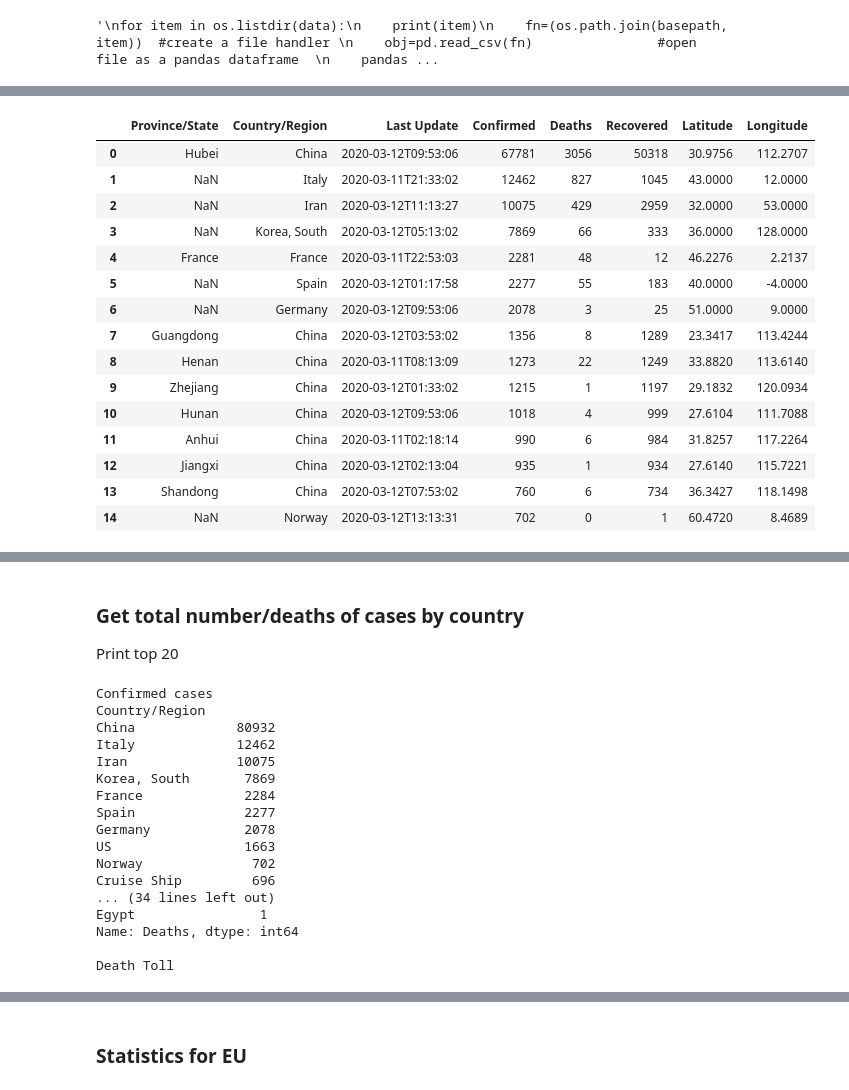
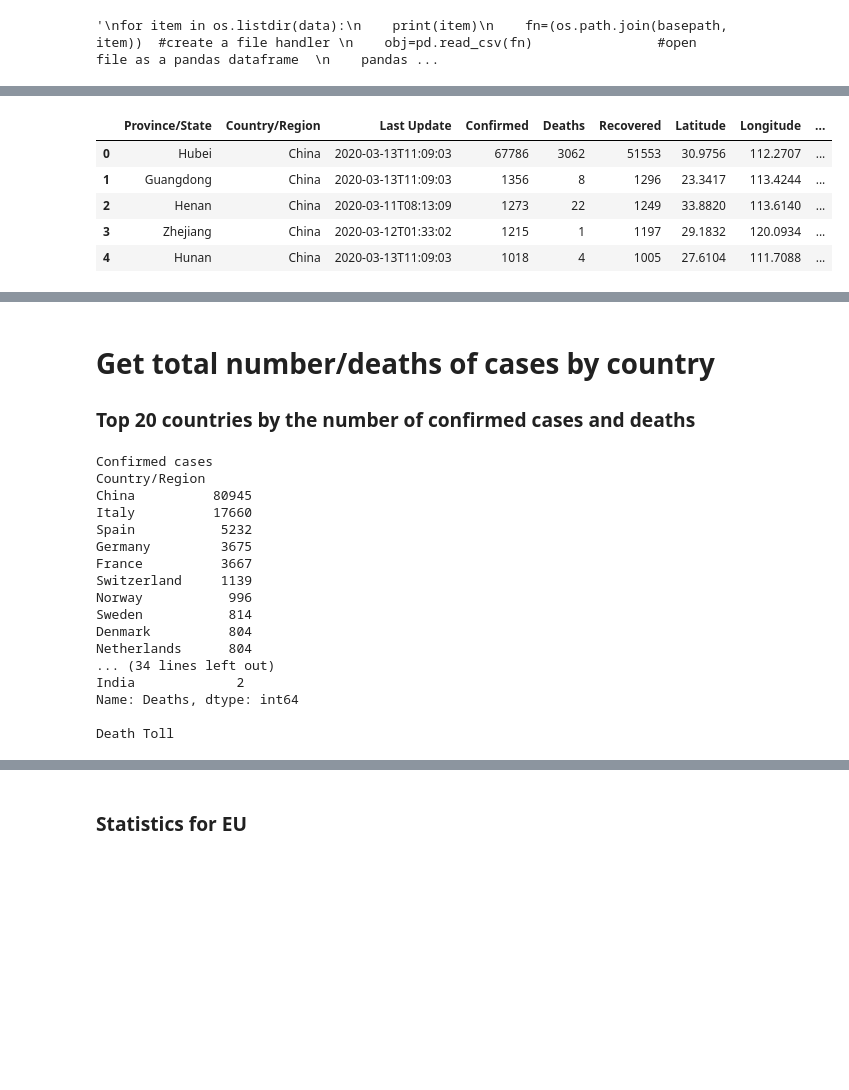
Before and after one commit to mpruna/COVID-19_Interactive, a Jupyter notebook: covid-19.ipynb, the cells around one changed output, grey strips where cells are left out. Drawn from its saved outputs; the diff is of its cells as text; code cells hidden in the pictures; blank space fills up the shorter version.

```diff
--- a/covid-19.ipynb
+++ b/covid-19.ipynb
@@ -65,0 +31,3 @@ df.head(30)
+# %%
+cc_map=pd.read_csv("/home/Github/COVID-19_Interactive/COVID-19/all_countries.csv")
+cc_map.head()
@@ -66,24 +41,15 @@ df.head(30)
 # %%
-today_df=pd.read_csv(fpath2+"/03-12-2020.csv")
+day_df=pd.read_csv(fpath2+"/03-13-2020.csv")
-# %%
-today_df.head(15)
-# %% [output]
-|  | Province/State | Country/Region | Last Update | Confirmed | Deaths | Recovered | Latitude | Longitude |
-| 0 | Hubei | China | 2020-03-12T09:53:06 | 67781 | 3056 | 50318 | 30.9756 | 112.2707 |
-| 1 | NaN | Italy | 2020-03-11T21:33:02 | 12462 | 827 | 1045 | 43.0000 | 12.0000 |
-| 2 | NaN | Iran | 2020-03-12T11:13:27 | 10075 | 429 | 2959 | 32.0000 | 53.0000 |
-| 3 | NaN | Korea, South | 2020-03-12T05:13:02 | 7869 | 66 | 333 | 36.0000 | 128.0000 |
-| 4 | France | France | 2020-03-11T22:53:03 | 2281 | 48 | 12 | 46.2276 | 2.2137 |
-| 5 | NaN | Spain | 2020-03-12T01:17:58 | 2277 | 55 | 183 | 40.0000 | -4.0000 |
-| 6 | NaN | Germany | 2020-03-12T09:53:06 | 2078 | 3 | 25 | 51.0000 | 9.0000 |
-| 7 | Guangdong | China | 2020-03-12T03:53:02 | 1356 | 8 | 1289 | 23.3417 | 113.4244 |
-| 8 | Henan | China | 2020-03-11T08:13:09 | 1273 | 22 | 1249 | 33.8820 | 113.6140 |
-| 9 | Zhejiang | China | 2020-03-12T01:33:02 | 1215 | 1 | 1197 | 29.1832 | 120.0934 |
-| 10 | Hunan | China | 2020-03-12T09:53:06 | 1018 | 4 | 999 | 27.6104 | 111.7088 |
-| 11 | Anhui | China | 2020-03-11T02:18:14 | 990 | 6 | 984 | 31.8257 | 117.2264 |
-| 12 | Jiangxi | China | 2020-03-12T02:13:04 | 935 | 1 | 934 | 27.6140 | 115.7221 |
-| 13 | Shandong | China | 2020-03-12T07:53:02 | 760 | 6 | 734 | 36.3427 | 118.1498 |
-| 14 | NaN | Norway | 2020-03-12T13:13:31 | 702 | 0 | 1 | 60.4720 | 8.4689 |
+# %%
+day_df=pd.merge(day_df, cc_map, left_on=['Country/Region'],right_on=['name'])
+day_df.head()
+# %% [output]
+|  | Province/State | Country/Region | Last Update | Confirmed | Deaths | Recovered | Latitude | Longitude | ... |
+| 0 | Hubei | China | 2020-03-13T11:09:03 | 67786 | 3062 | 51553 | 30.9756 | 112.2707 | ... |
+| 1 | Guangdong | China | 2020-03-13T11:09:03 | 1356 | 8 | 1296 | 23.3417 | 113.4244 | ... |
+| 2 | Henan | China | 2020-03-11T08:13:09 | 1273 | 22 | 1249 | 33.8820 | 113.6140 | ... |
+| 3 | Zhejiang | China | 2020-03-12T01:33:02 | 1215 | 1 | 1197 | 29.1832 | 120.0934 | ... |
+| 4 | Hunan | China | 2020-03-13T11:09:03 | 1018 | 4 | 1005 | 27.6104 | 111.7088 | ... |
 # %%
 def plot_gauge(x,title):
     fig = go.Figure(go.Indicator(
@@ -106,12 +72,12 @@ plot_gauge(ratio,title="Confirmed / Death %")
 [interactive output not drawn]
 [interactive output not drawn]
 # %% [markdown]
-### Get total number/deaths of cases by country
+# Get total number/deaths of cases by country
 
-Print top 20
+### Top  20 countries by  the number of confirmed cases and deaths
 # %%
-confirmed_total=today_df.groupby('Country/Region')['Confirmed'].sum().sort_values(ascending=False)
-deaths_total=today_df.groupby('Country/Region')['Deaths'].sum().sort_values(ascending=False)
+confirmed_total=day_df.groupby('Country/Region')['Confirmed'].sum().sort_values(ascending=False)
+deaths_total=day_df.groupby('Country/Region')['Deaths'].sum().sort_values(ascending=False)
 
 for d in [confirmed_total,deaths_total]:
     print("Confirmed cases")
@@ -120,18 +86,18 @@ for d in [confirmed_total,deaths_total]:
 # %% [output]
 Confirmed cases
 Country/Region
-China             80932
-Italy             12462
-Iran              10075
-Korea, South       7869
-France             2284
-Spain              2277
-Germany            2078
-US                 1663
-Norway              702
-Cruise Ship         696
+China          80945
+Italy          17660
+Spain           5232
+Germany         3675
+France          3667
+Switzerland     1139
+Norway           996
+Sweden           814
+Denmark          804
+Netherlands      804
 ... (34 lines left out)
-Egypt                1
+India             2
 Name: Deaths, dtype: int64
 
 Death Toll
```
Also changed, not shown: parts of 23 cells of this notebook.
